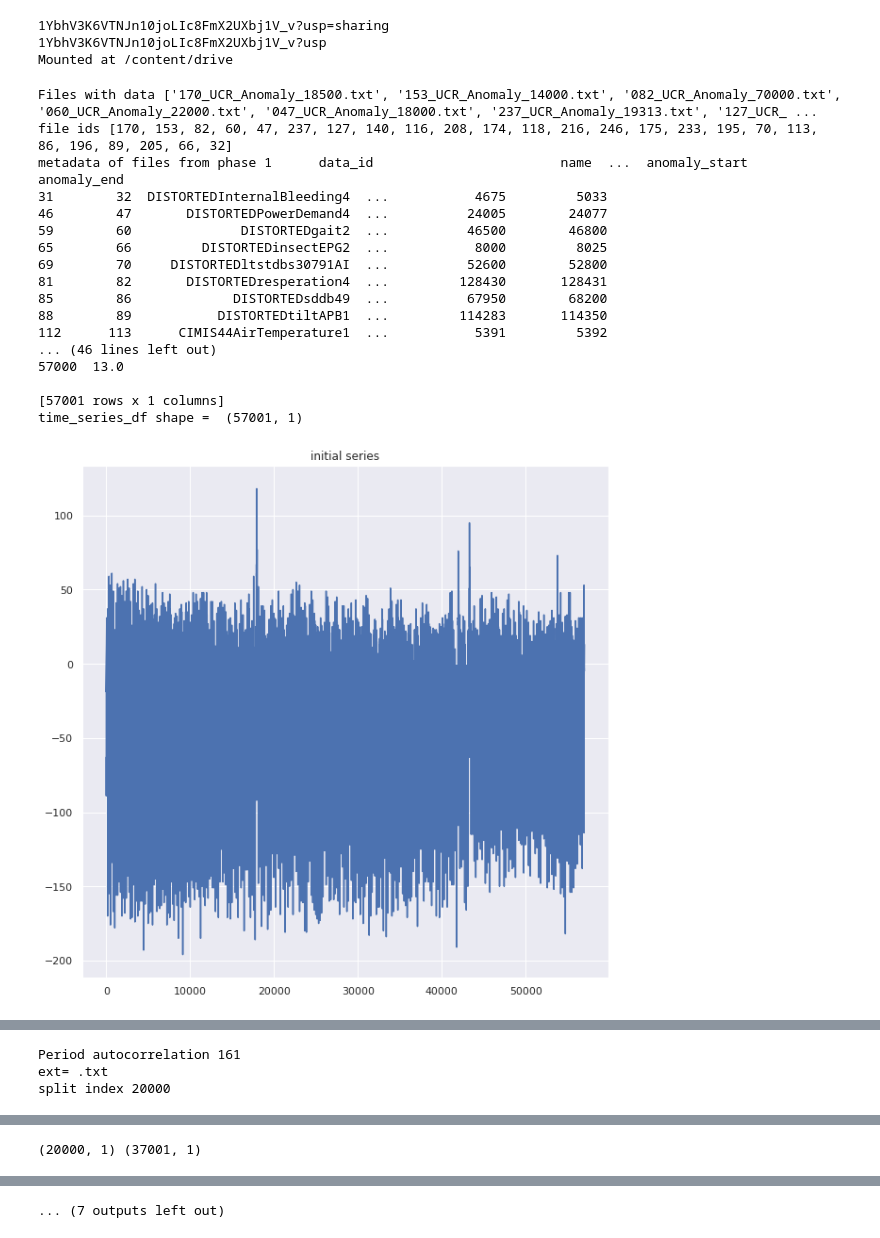
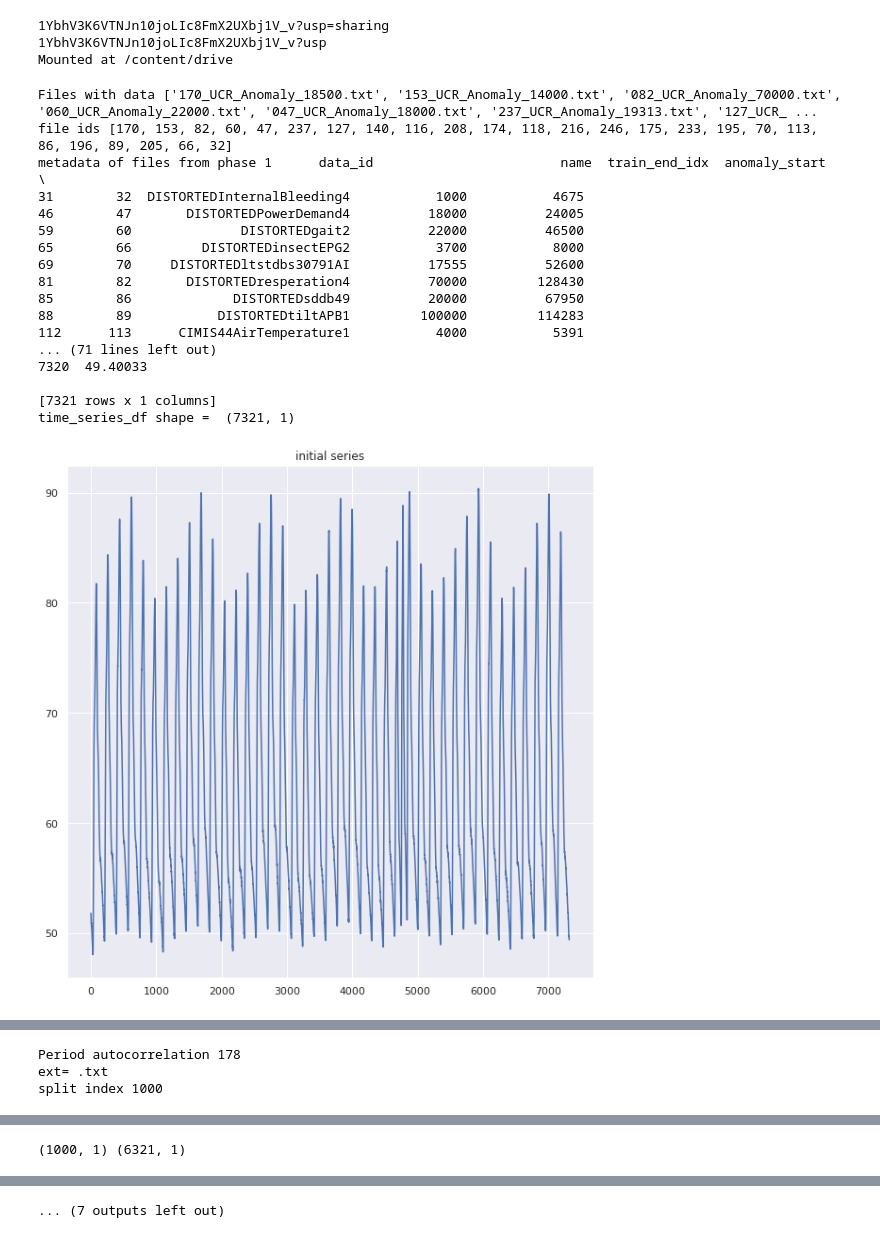
Before and after one commit to Lenadeu/Time-series-anomaly-detection, a Jupyter notebook: TF_anomaly_detection_forecasting.ipynb, the cells around one changed output, grey strips where cells are left out. Drawn from its saved outputs; the diff is of its cells as text; code cells hidden in the pictures.

```diff
--- a/TF_anomaly_detection_forecasting.ipynb
+++ b/TF_anomaly_detection_forecasting.ipynb
@@ -627,7 +627,7 @@ print('metadata of files from phase 1',meta_data_ph1)
 
 
 #number of the file
-file_num = 20
+file_num = 7
 #id of the file
 file_id = file_ids[file_num]
 #file name
@@ -637,45 +637,45 @@ print('file index',file_num)
 print('file id',file_id)
 print('file name',file_name)
 
 #metadata of the file
 metadata_of_file_num=meta_data_df[ meta_data_df['data_id'] == file_id ]
 print('metadata of the file',metadata_of_file_num)
 
 #real start of anomaly
 anomaly_start_real=metadata_of_file_num['anomaly_start'].values
 print('anomaly_start_real',anomaly_start_real)
 print(np.shape(anomaly_start_real))
 print(np.size(anomaly_start_real))
 
 #real end of anomaly
 anomaly_end_real=metadata_of_file_num['anomaly_end'].values
 print('anomaly_end_real',anomaly_end_real)
 print(np.shape(anomaly_end_real))
 print(np.size(anomaly_end_real))
 
 
 #evaluate
 #print('file',file_name,'start',anomaly_start_real,'end',anomaly_end_real)
 
 eval_res=evaluation_time_series(file_name,anomaly_start_real,anomaly_end_real)
 
 print('evaluation ',eval_res)
 # %% [output]
 Files with data ['170_UCR_Anomaly_18500.txt', '153_UCR_Anomaly_14000.txt', '082_UCR_Anomaly_70000.txt', '060_UCR_Anomaly_22000.txt', '047_UCR_Anomaly_18000.txt', '237_UCR_Anomaly_19313.txt', '127_UCR_ ...
 file ids [170, 153, 82, 60, 47, 237, 127, 140, 116, 208, 174, 118, 216, 246, 175, 233, 195, 70, 113, 86, 196, 89, 205, 66, 32]
-metadata of files from phase 1      data_id                        name  ...  anomaly_start  anomaly_end
-31        32  DISTORTEDInternalBleeding4  ...           4675         5033
-46        47       DISTORTEDPowerDemand4  ...          24005        24077
-59        60              DISTORTEDgait2  ...          46500        46800
-65        66         DISTORTEDinsectEPG2  ...           8000         8025
-69        70     DISTORTEDltstdbs30791AI  ...          52600        52800
-81        82       DISTORTEDresperation4  ...         128430       128431
-85        86             DISTORTEDsddb49  ...          67950        68200
-88        89           DISTORTEDtiltAPB1  ...         114283       114350
-112      113      CIMIS44AirTemperature1  ...           5391         5392
-... (46 lines left out)
-57000  13.0
+metadata of files from phase 1      data_id                        name  train_end_idx  anomaly_start  \
+31        32  DISTORTEDInternalBleeding4           1000           4675
+46        47       DISTORTEDPowerDemand4          18000          24005
+59        60              DISTORTEDgait2          22000          46500
+65        66         DISTORTEDinsectEPG2           3700           8000
+69        70     DISTORTEDltstdbs30791AI          17555          52600
+81        82       DISTORTEDresperation4          70000         128430
+85        86             DISTORTEDsddb49          20000          67950
+88        89           DISTORTEDtiltAPB1         100000         114283
+112      113      CIMIS44AirTemperature1           4000           5391
+... (71 lines left out)
+7320  49.40033
 
-[57001 rows x 1 columns]
-time_series_df shape =  (57001, 1)
+[7321 rows x 1 columns]
+time_series_df shape =  (7321, 1)
-[figure, old version]
+[figure, new version]
@@ -683,3 +683,3 @@ time_series_df shape =  (57001, 1)
-Period autocorrelation 161
+Period autocorrelation 178
 ext= .txt
-split index 20000
+split index 1000
@@ -687,4 +687,4 @@ split index 20000
-(20000, 1) (37001, 1)
+(1000, 1) (6321, 1)
 A value is trying to be set on a copy of a slice from a DataFrame.
 Try using .loc[row_indexer,col_indexer] = value instead
 
```
Also changed, not shown: parts of 3 cells of this notebook.
